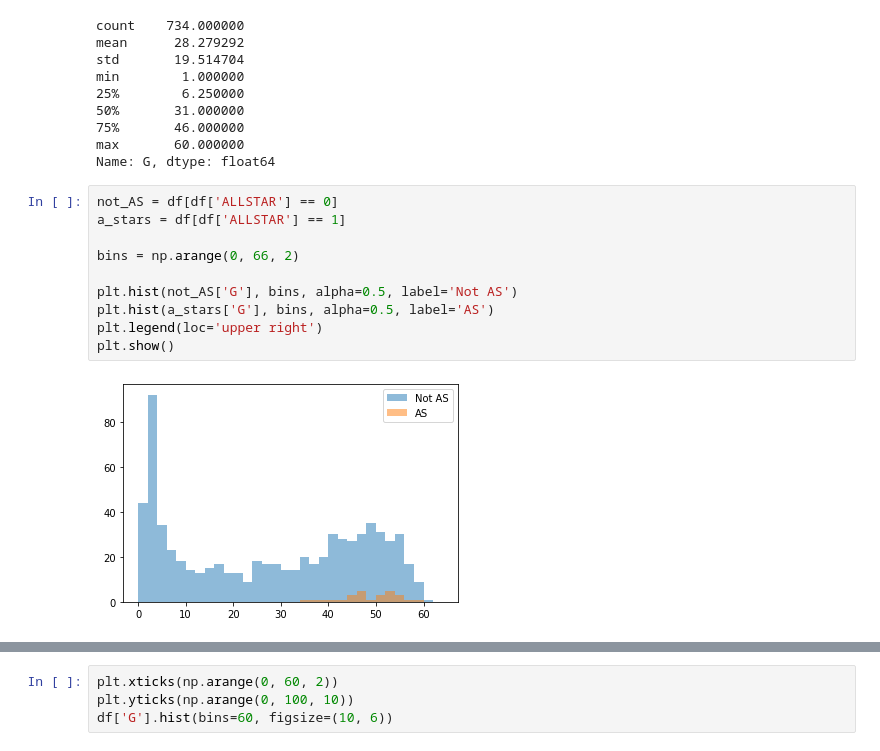
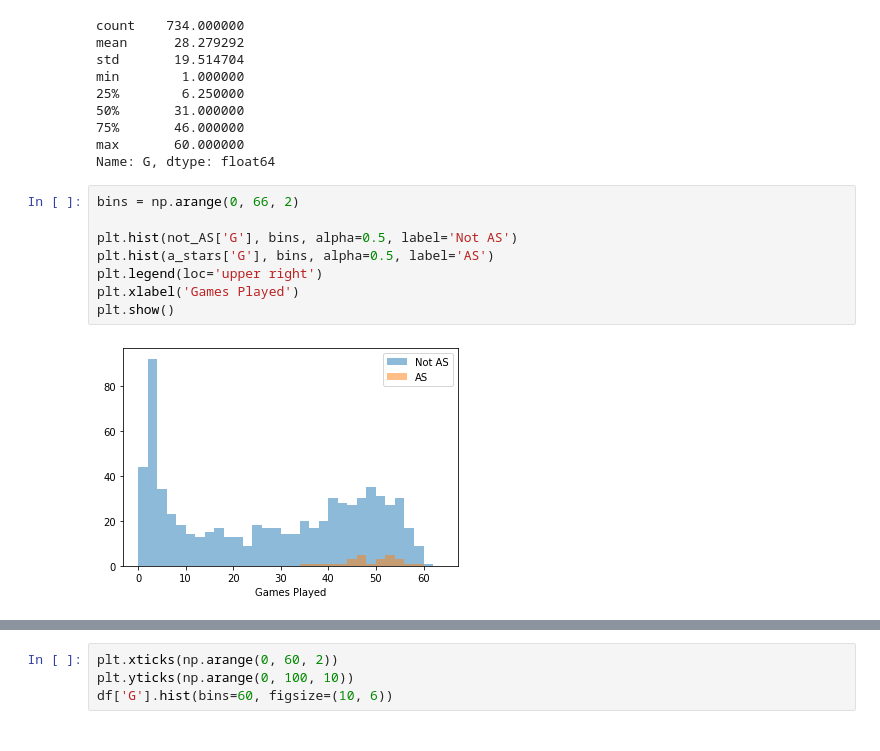
Before and after one commit to MennoCoehoorn/OZNAL, a Jupyter notebook: NBA.ipynb, the cells around one changed output, grey strips where cells are left out. Drawn from its saved outputs; the diff is of its cells as text.

```diff
--- a/NBA.ipynb
+++ b/NBA.ipynb
@@ -236,14 +275,12 @@ min        1.000000
 max       60.000000
 Name: G, dtype: float64
 # %%
-not_AS = df[df['ALLSTAR'] == 0]
-a_stars = df[df['ALLSTAR'] == 1]
-
 bins = np.arange(0, 66, 2)
 
 plt.hist(not_AS['G'], bins, alpha=0.5, label='Not AS')
 plt.hist(a_stars['G'], bins, alpha=0.5, label='AS')
 plt.legend(loc='upper right')
+plt.xlabel('Games Played')
 plt.show()
 # %% [output]
-[figure, old version]
+[figure, new version]
```
Also changed, not shown: parts of 35 cells of this notebook.
